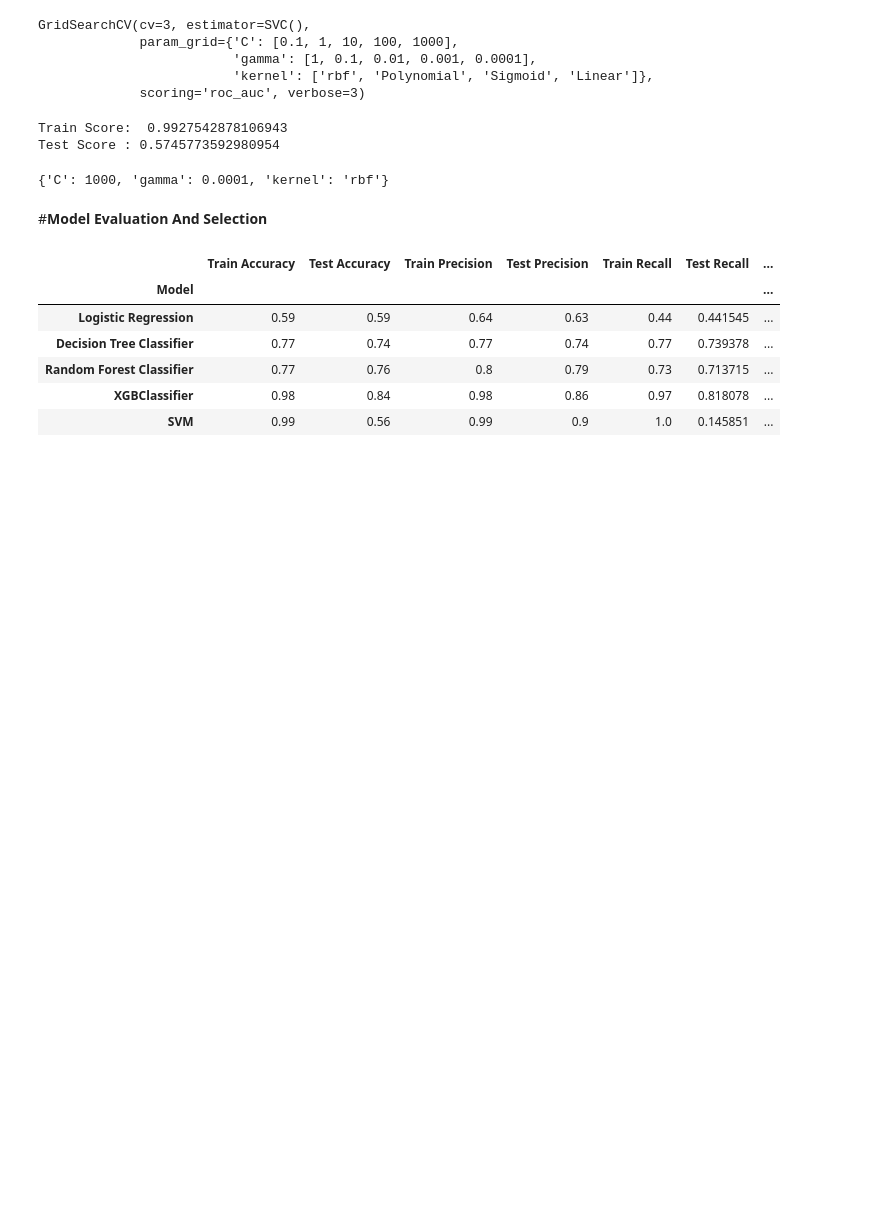
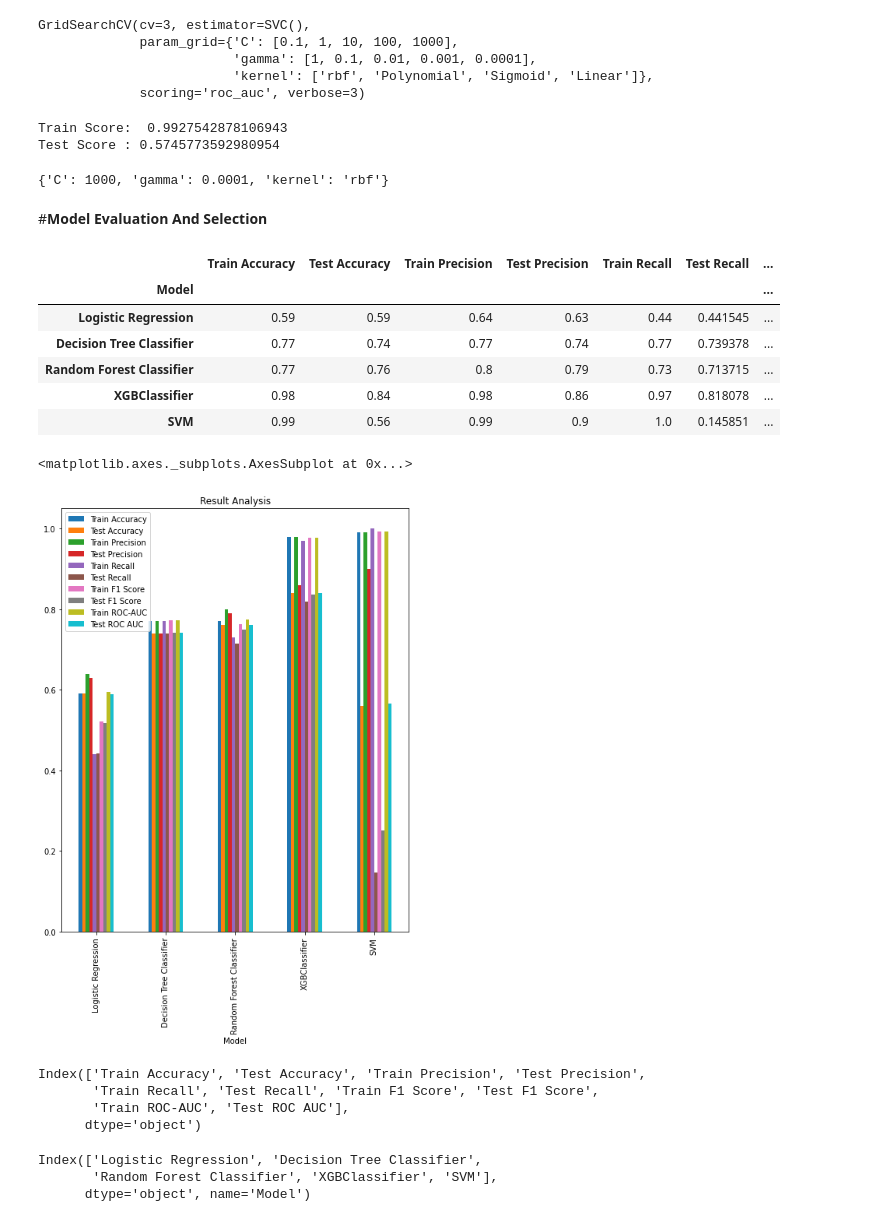
Before and after one commit to Mmbsaksd/Credit-Card-Default-Prediction---Capstone-Project, a Jupyter notebook: Credit_Card_Default_Prediction_Capstone_Project.ipynb, the cells around one changed output. Cells and saved outputs as stored; diff of their text form; code cells hidden in the pictures; blank space fills up the shorter version.

```diff
--- a/Credit_Card_Default_Prediction_Capstone_Project.ipynb
+++ b/Credit_Card_Default_Prediction_Capstone_Project.ipynb
@@ -959,8 +959,8 @@ model_df,conf_train, conf_test = model_metrics(models,xtrain,xtest,ytrain,ytest)
 model = {'Model':['Logistic Regression','Decision Tree Classifier','Random Forest Classifier','XGBClassifier','SVM']}
 model = pd.DataFrame(model)
 model = pd.concat([model,model_df],axis=1)
-model = model.set_index('Model')
-model
+model_m = model.set_index('Model')
+model_m
 # %% [output]
 |  | Train Accuracy | Test Accuracy | Train Precision | Test Precision | Train Recall | Test Recall | ... |
 | Model |  |  |  |  |  |  | ... |
@@ -969,3 +969,24 @@ model
 | Random Forest Classifier | 0.77 | 0.76 | 0.8 | 0.79 | 0.73 | 0.713715 | ... |
 | XGBClassifier | 0.98 | 0.84 | 0.98 | 0.86 | 0.97 | 0.818078 | ... |
 | SVM | 0.99 | 0.56 | 0.99 | 0.9 | 1.0 | 0.145851 | ... |
+# %%
+#Ploting the hypertuned result
+model.plot(x='Model',y=['Train Accuracy', 'Test Accuracy', 'Train Precision', 'Test Precision',
+       'Train Recall', 'Test Recall', 'Train F1 Score', 'Test F1 Score',
+       'Train ROC-AUC', 'Test ROC AUC'], kind='bar',title = 'Result Analysis', figsize=(8,10))
+# %% [output]
+<matplotlib.axes._subplots.AxesSubplot at 0x...>
+[figure, added]
+# %%
+model.columns
+# %% [output]
+Index(['Train Accuracy', 'Test Accuracy', 'Train Precision', 'Test Precision',
+       'Train Recall', 'Test Recall', 'Train F1 Score', 'Test F1 Score',
+       'Train ROC-AUC', 'Test ROC AUC'],
+      dtype='object')
+# %%
+model.index
+# %% [output]
+Index(['Logistic Regression', 'Decision Tree Classifier',
+       'Random Forest Classifier', 'XGBClassifier', 'SVM'],
+      dtype='object', name='Model')
```
